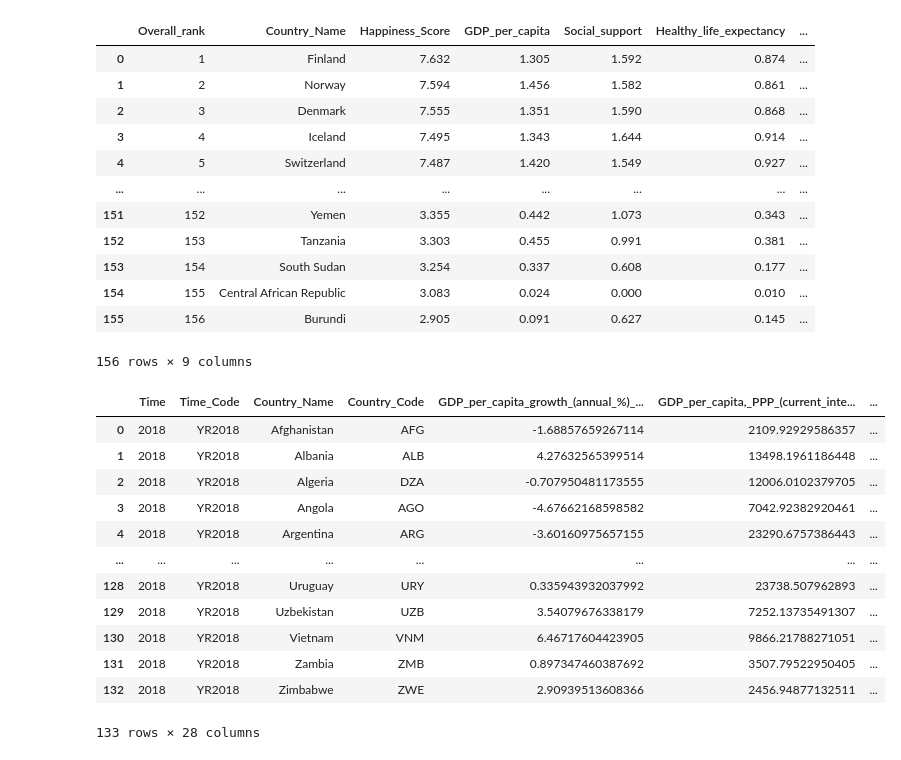
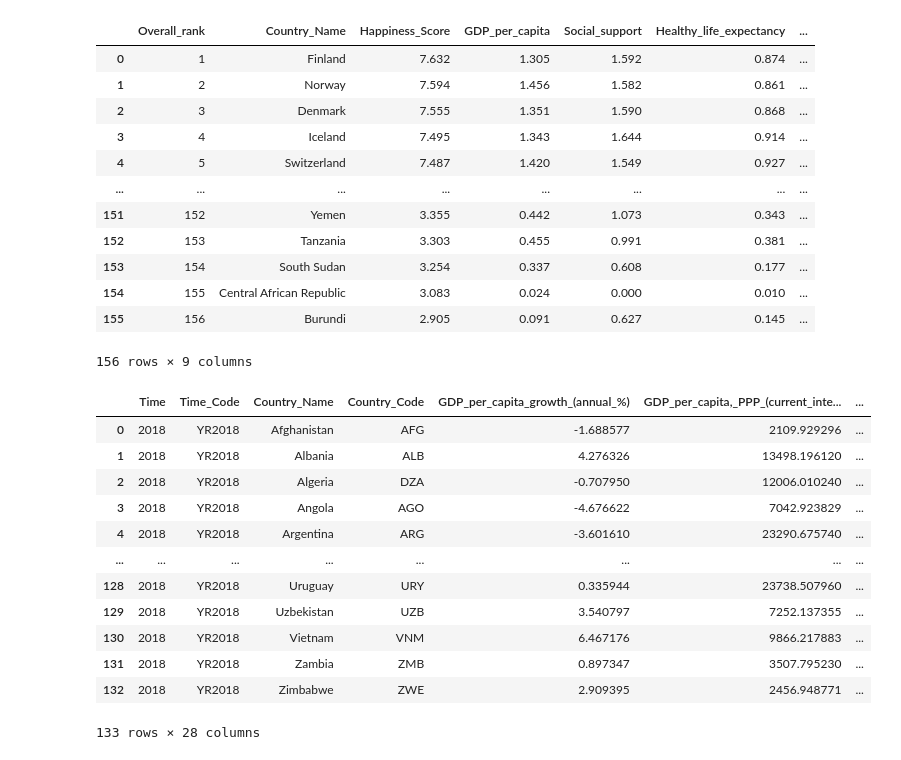
Before and after one commit to arielmalada/happiness-report, a Jupyter notebook: HappinessReportNotebook.ipynb, the cells around one changed output. Drawn from its saved outputs; the diff is of its cells as text; code cells hidden in the pictures.

```diff
--- a/HappinessReportNotebook.ipynb
+++ b/HappinessReportNotebook.ipynb
@@ -16,5 +19,6 @@ import plotly.express as px
 # %%
-happinessDataDf = pd.read_csv("./data/happiness-report-data.csv")
-happinessDataDf = happinessDataDf.iloc[:1316]
+# Read World Bank Data
+happinessDataDf = pd.read_csv("./data/happiness-report-data.csv", encoding = "ISO-8859-1", na_values=['..', '...'])
+happinessDataDf.columns = happinessDataDf.columns.str.replace(' ', '_')
 display(happinessDataDf)
 # %% [output]
@@ -34,5 +25,0 @@ display(happinessDataDf)
-# %%
-happinessDataDf.columns = happinessDataDf.columns.str.replace(' ', '_')
-happinessDataDf = happinessDataDf.replace("..", None)
-happinessDataDf = happinessDataDf.replace("...", None)
-display(happinessDataDf)
@@ -158,39 +131,38 @@ The default value of regex will change from True to False in a future version. I
 134 rows × 28 columns
 # %%
+# Merging 2018 Happiness Score
 Y2018ScoresDf = pd.read_csv("./data/2018.csv")
 Y2018ScoresDf.columns = Y2018ScoresDf.columns.str.replace(' ', '_')
 Y2018ScoresDf.columns = Y2018ScoresDf.columns.str.replace('Country_or_region', 'Country_Name')
 Y2018ScoresDf.columns = Y2018ScoresDf.columns.str.replace('Score', 'Happiness_Score')
-display(Y2018ScoresDf)
-
 Y2018ScoresDf = Y2018ScoresDf[['Country_Name',"Happiness_Score"]]
 Y2018Df = pd.merge(happinessDataDf.query('Time_Code=="YR2018"'), Y2018ScoresDf, on='Country_Name')
 display(Y2018Df)
 # %% [output]
 |  | Overall_rank | Country_Name | Happiness_Score | GDP_per_capita | Social_support | Healthy_life_expectancy | ... |
 | 0 | 1 | Finland | 7.632 | 1.305 | 1.592 | 0.874 | ... |
 | 1 | 2 | Norway | 7.594 | 1.456 | 1.582 | 0.861 | ... |
 | 2 | 3 | Denmark | 7.555 | 1.351 | 1.590 | 0.868 | ... |
 | 3 | 4 | Iceland | 7.495 | 1.343 | 1.644 | 0.914 | ... |
 | 4 | 5 | Switzerland | 7.487 | 1.420 | 1.549 | 0.927 | ... |
 | ... | ... | ... | ... | ... | ... | ... | ... |
 | 151 | 152 | Yemen | 3.355 | 0.442 | 1.073 | 0.343 | ... |
 | 152 | 153 | Tanzania | 3.303 | 0.455 | 0.991 | 0.381 | ... |
 | 153 | 154 | South Sudan | 3.254 | 0.337 | 0.608 | 0.177 | ... |
 | 154 | 155 | Central African Republic | 3.083 | 0.024 | 0.000 | 0.010 | ... |
 | 155 | 156 | Burundi | 2.905 | 0.091 | 0.627 | 0.145 | ... |
 156 rows × 9 columns
-|  | Time | Time_Code | Country_Name | Country_Code | GDP_per_capita_growth_(annual_%)_... | GDP_per_capita,_PPP_(current_inte... | ... |
-| 0 | 2018 | YR2018 | Afghanistan | AFG | -1.68857659267114 | 2109.92929586357 | ... |
-| 1 | 2018 | YR2018 | Albania | ALB | 4.27632565399514 | 13498.1961186448 | ... |
-| 2 | 2018 | YR2018 | Algeria | DZA | -0.707950481173555 | 12006.0102379705 | ... |
-| 3 | 2018 | YR2018 | Angola | AGO | -4.67662168598582 | 7042.92382920461 | ... |
-| 4 | 2018 | YR2018 | Argentina | ARG | -3.60160975657155 | 23290.6757386443 | ... |
+|  | Time | Time_Code | Country_Name | Country_Code | GDP_per_capita_growth_(annual_%) | GDP_per_capita,_PPP_(current_inte... | ... |
+| 0 | 2018 | YR2018 | Afghanistan | AFG | -1.688577 | 2109.929296 | ... |
+| 1 | 2018 | YR2018 | Albania | ALB | 4.276326 | 13498.196120 | ... |
+| 2 | 2018 | YR2018 | Algeria | DZA | -0.707950 | 12006.010240 | ... |
+| 3 | 2018 | YR2018 | Angola | AGO | -4.676622 | 7042.923829 | ... |
+| 4 | 2018 | YR2018 | Argentina | ARG | -3.601610 | 23290.675740 | ... |
 | ... | ... | ... | ... | ... | ... | ... | ... |
-| 128 | 2018 | YR2018 | Uruguay | URY | 0.335943932037992 | 23738.507962893 | ... |
-| 129 | 2018 | YR2018 | Uzbekistan | UZB | 3.54079676338179 | 7252.13735491307 | ... |
-| 130 | 2018 | YR2018 | Vietnam | VNM | 6.46717604423905 | 9866.21788271051 | ... |
-| 131 | 2018 | YR2018 | Zambia | ZMB | 0.897347460387692 | 3507.79522950405 | ... |
-| 132 | 2018 | YR2018 | Zimbabwe | ZWE | 2.90939513608366 | 2456.94877132511 | ... |
+| 128 | 2018 | YR2018 | Uruguay | URY | 0.335944 | 23738.507960 | ... |
+| 129 | 2018 | YR2018 | Uzbekistan | UZB | 3.540797 | 7252.137355 | ... |
+| 130 | 2018 | YR2018 | Vietnam | VNM | 6.467176 | 9866.217883 | ... |
+| 131 | 2018 | YR2018 | Zambia | ZMB | 0.897347 | 3507.795230 | ... |
+| 132 | 2018 | YR2018 | Zimbabwe | ZWE | 2.909395 | 2456.948771 | ... |
 133 rows × 28 columns
 # %%
```
Also changed, not shown: parts of 22 cells of this notebook, 1 other file.
